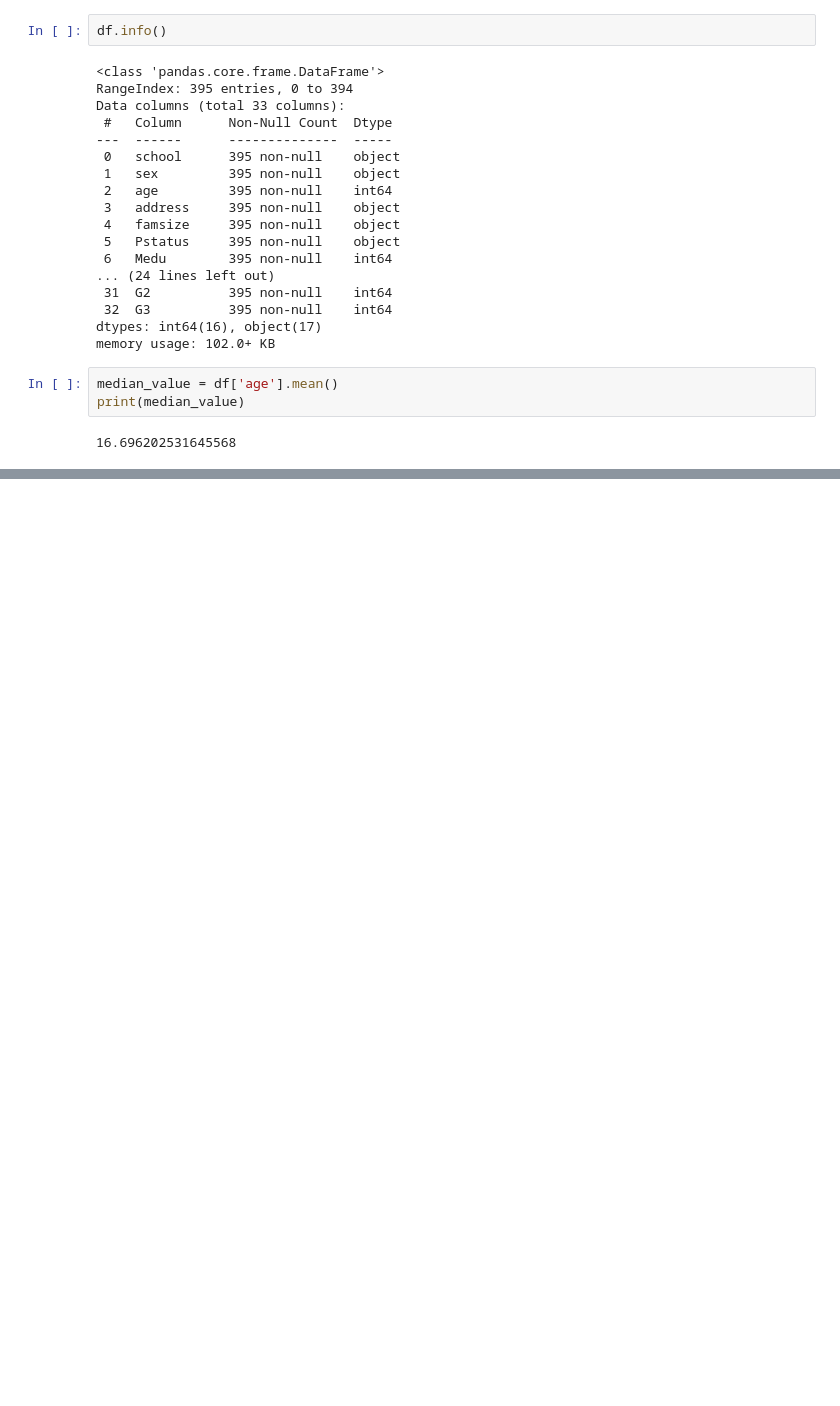
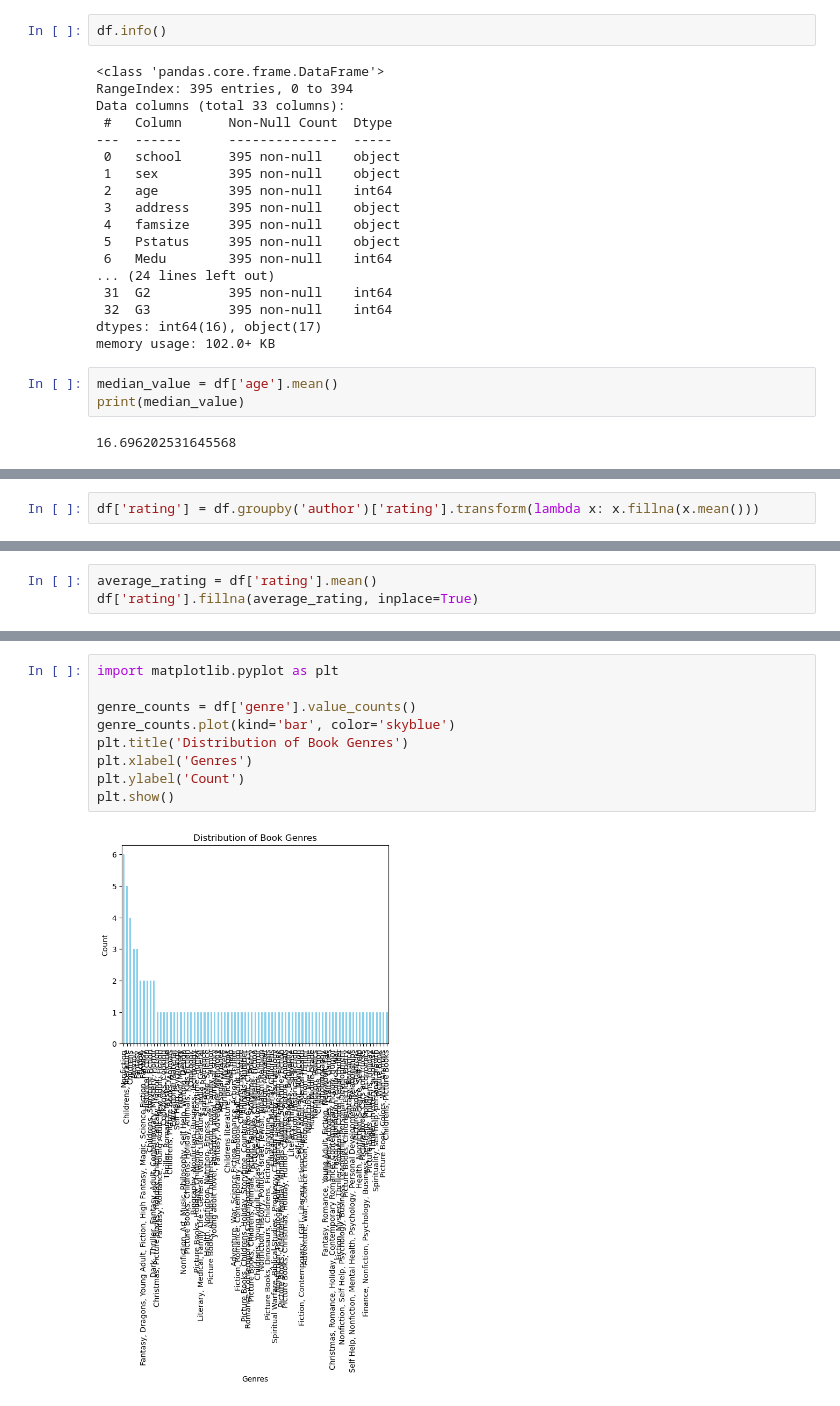
Before and after one commit to Nate206/DataScience1, a Jupyter notebook: CodeTemplates/unit1F.ipynb, the cells around one changed output, grey strips where cells are left out. Saved outputs shown, nothing was run; the diff lists cells and outputs as text; blank space fills up the shorter version.

```diff
--- a/CodeTemplates/unit1F.ipynb
+++ b/CodeTemplates/unit1F.ipynb
@@ -61,0 +105,2 @@ dtype: int64
+# %%
+df['rating'] = df.groupby('author')['rating'].transform(lambda x: x.fillna(x.mean()))
@@ -61,0 +120,3 @@ dtype: int64
+# %%
+average_rating = df['rating'].mean()
+df['rating'].fillna(average_rating, inplace=True)
@@ -61,0 +154,11 @@ dtype: int64
+# %%
+import matplotlib.pyplot as plt
+
+genre_counts = df['genre'].value_counts()
+genre_counts.plot(kind='bar', color='skyblue')
+plt.title('Distribution of Book Genres')
+plt.xlabel('Genres')
+plt.ylabel('Count')
+plt.show()
+# %% [output]
+[figure, added]
```
Also changed, not shown: parts of 16 cells of this notebook, 5 other files.
